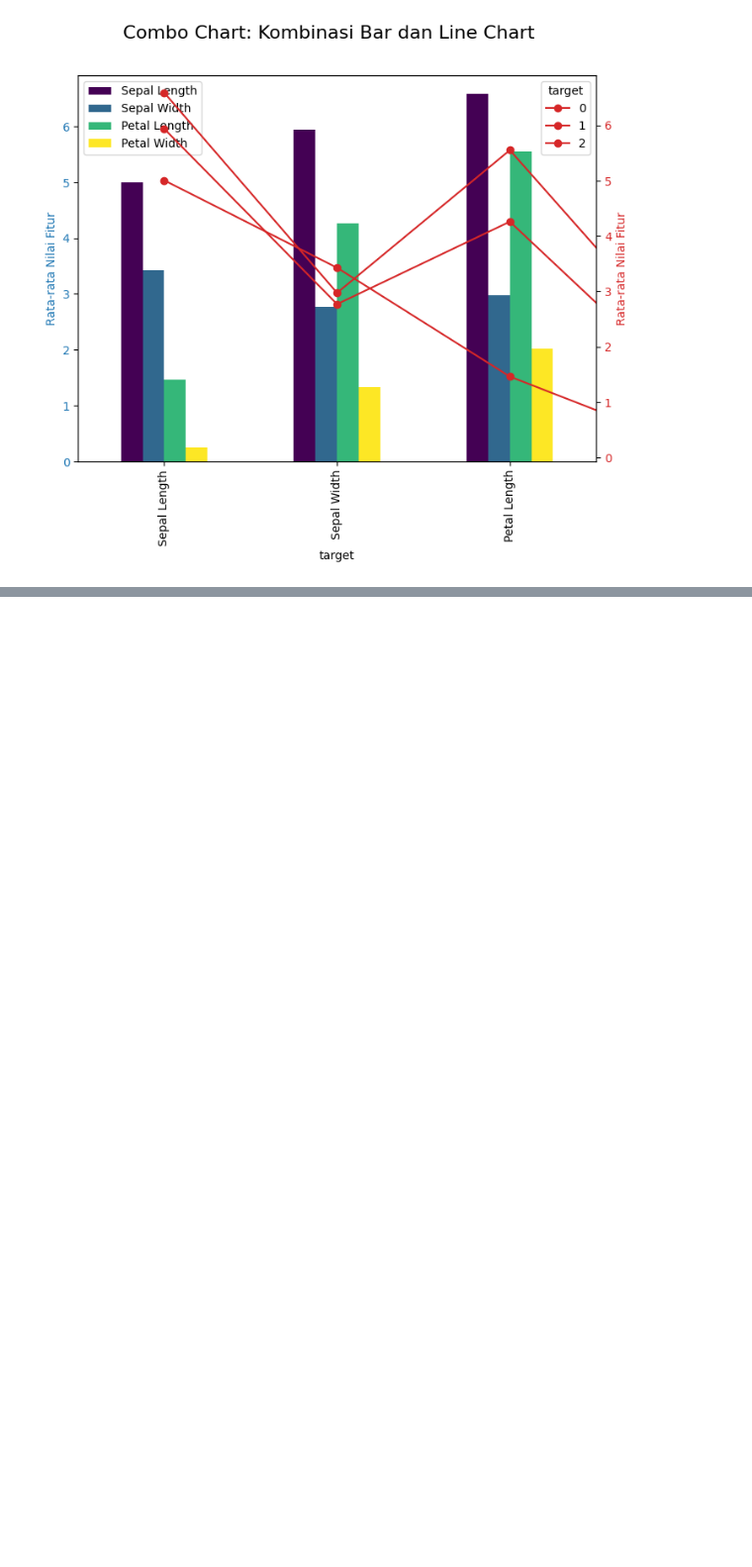
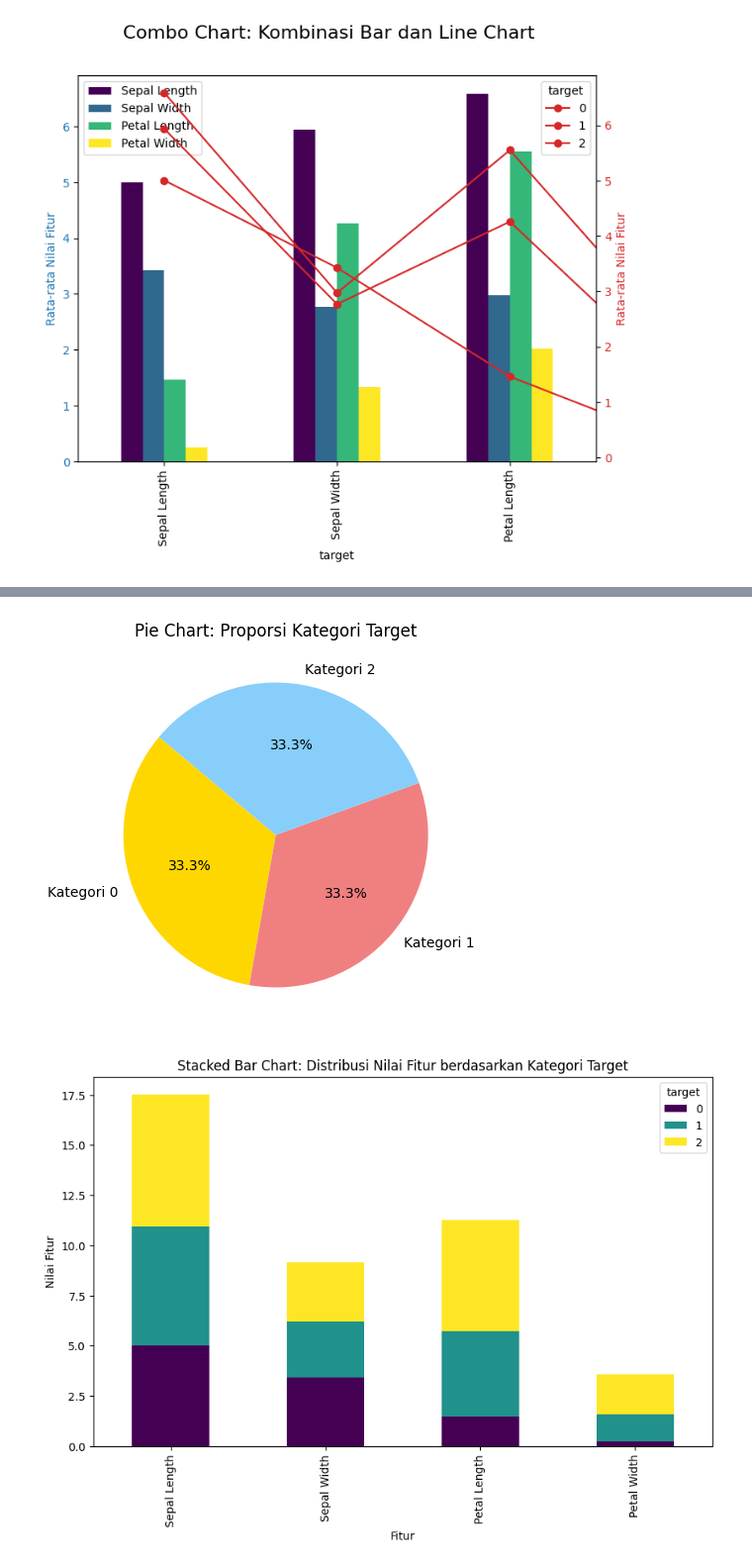
Before and after one commit to Nilapine/STKI, a Jupyter notebook: bk/Validasi dan Visualisasi Data.ipynb, the cells around one changed output, grey strips where cells are left out. Shown at 99% size. Cells and saved outputs as stored; diff of their text form; code cells hidden in the pictures; blank space fills up the shorter version.

```diff
--- a/bk/Validasi dan Visualisasi Data.ipynb
+++ b/bk/Validasi dan Visualisasi Data.ipynb
@@ -186,0 +212,51 @@ dtype: int64
+# %%
+import matplotlib.pyplot as plt
+import squarify
+import pandas as pd
+from sklearn.datasets import load_iris
+
+    # Load dataset Iris
+iris = load_iris()
+X = iris.data
+y = iris.target
+
+    # Buat DataFrame
+df = pd.DataFrame(data=X, columns=[f'feature_{i}' for i in range(X.shape[1])])
+df['target'] = y
+
+    # Rename columns
+df = df.rename(columns={'feature_0':'Sepal Length','feature_1':'Sepal Width','feature_2':'Petal Length','feature_3':'Petal Width'})
+
+    # Pie Chart untuk proporsi kategori target
+target_counts = df['target'].value_counts()
+labels = [f'Kategori {i}' for i in target_counts.index]
+colors = ['gold', 'lightcoral', 'lightskyblue']
+
+plt.figure(figsize=(5, 5))
+plt.pie(target_counts, labels=labels, colors=colors, autopct='%1.1f%%', startangle=140)
+plt.title('Pie Chart: Proporsi Kategori Target')
+plt.show()
+
+    # Stacked Bar Chart untuk distribusi nilai fitur berdasarkan kategori target
+stacked_bar_chart = df.groupby('target').mean().T.plot(kind='bar', stacked=True, figsize=(10, 6), colormap='viridis')
+stacked_bar_chart.set_ylabel('Nilai Fitur')
+stacked_bar_chart.set_xlabel('Fitur')
+stacked_bar_chart.set_title('Stacked Bar Chart: Distribusi Nilai Fitur berdasarkan Kategori Target')
+plt.show()
+
+    # Treemap untuk proporsi kategori target
+plt.figure(figsize=(10, 6))
+squarify.plot(sizes=target_counts, label=labels, color=colors, alpha=0.7)
+plt.title('Treemap: Proporsi Kategori Target')
+plt.axis('off')
+plt.show()
+   # Waterfall Chart untuk melihat kontribusi setiap fitur terhadap total
+waterfall_data = df.drop('target', axis=1).sum()
+waterfall_chart = waterfall_data.plot(kind='bar', figsize=(10, 6), colormap='viridis')
+waterfall_chart.set_ylabel('Nilai Fitur')
+waterfall_chart.set_xlabel('Fitur')
+waterfall_chart.set_title('Waterfall Chart: Kontribusi Fitur terhadap Total')
+plt.show()
+# %% [output]
+[figure, added]
+[figure, added]
```
Also changed, not shown: parts of 7 cells of this notebook, 5 other files.
